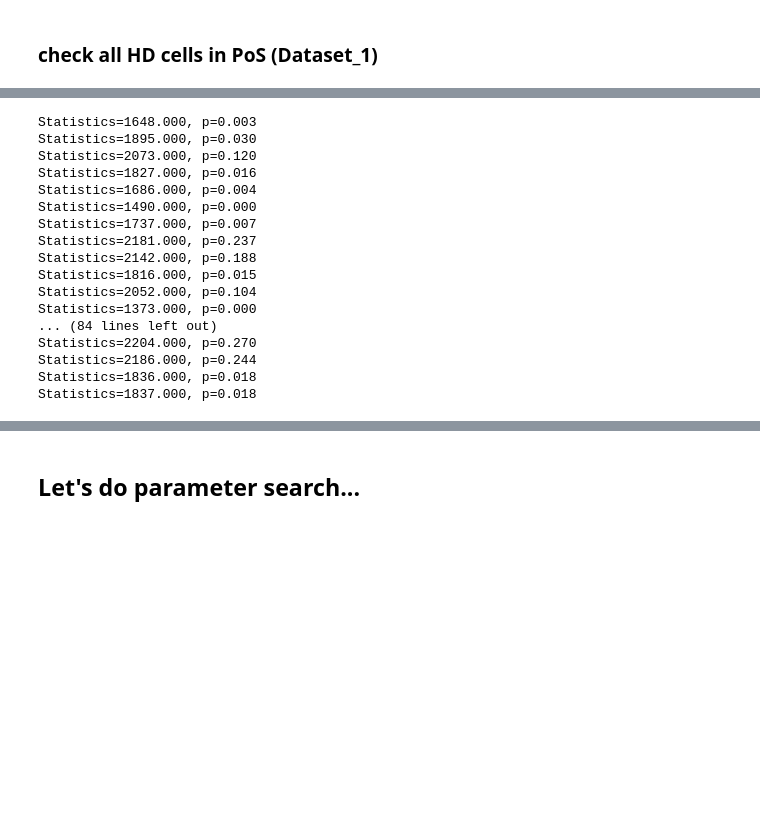
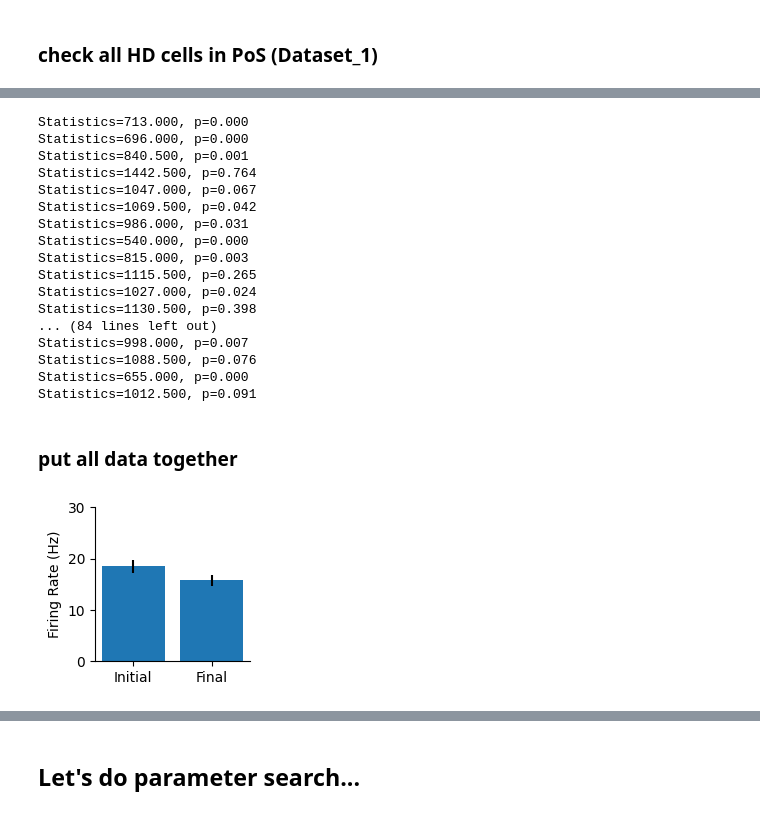
Before and after one commit to ZilongJi/HDPhasePrecession, a Jupyter notebook: getfiringrateadaptation.ipynb, the cells around one changed output, grey strips where cells are left out. Saved outputs shown, nothing was run; the diff lists cells and outputs as text; code cells hidden in the pictures; blank space fills up the shorter version.

```diff
--- a/getfiringrateadaptation.ipynb
+++ b/getfiringrateadaptation.ipynb
@@ -545,29 +578,53 @@ ax.spines['right'].set_visible(False)
 np.random.seed(0)
 
 for i in range(100):
-    idx = np.random.choice(np.arange(len(initial_instfr)), 100, replace=False)
+    idx = np.random.choice(np.arange(len(initial_instfr_pos1)), len(initial_instfr_adn), replace=False)
 
-    initial_instfr_subsample = [initial_instfr[i] for i in idx]
-    final_instfr_subsample = [final_instfr[i] for i in idx]
+    initial_instfr_subsample = [initial_instfr_pos1[i] for i in idx]
+    final_instfr_subsample = [final_instfr_pos1[i] for i in idx]
 
     ##perform a wilcoxon signed rank test
     stat, p = wilcoxon(np.array(initial_instfr_subsample), np.array(final_instfr_subsample))
     print('Statistics=%.3f, p=%.3f' % (stat, p))
 # %% [output]
-Statistics=1648.000, p=0.003
-Statistics=1895.000, p=0.030
-Statistics=2073.000, p=0.120
-Statistics=1827.000, p=0.016
-Statistics=1686.000, p=0.004
-Statistics=1490.000, p=0.000
-Statistics=1737.000, p=0.007
-Statistics=2181.000, p=0.237
-Statistics=2142.000, p=0.188
-Statistics=1816.000, p=0.015
-Statistics=2052.000, p=0.104
-Statistics=1373.000, p=0.000
+Statistics=713.000, p=0.000
+Statistics=696.000, p=0.000
+Statistics=840.500, p=0.001
+Statistics=1442.500, p=0.764
+Statistics=1047.000, p=0.067
+Statistics=1069.500, p=0.042
+Statistics=986.000, p=0.031
+Statistics=540.000, p=0.000
+Statistics=815.000, p=0.003
+Statistics=1115.500, p=0.265
+Statistics=1027.000, p=0.024
+Statistics=1130.500, p=0.398
 ... (84 lines left out)
-Statistics=2204.000, p=0.270
-Statistics=2186.000, p=0.244
-Statistics=1836.000, p=0.018
-Statistics=1837.000, p=0.018
+Statistics=998.000, p=0.007
+Statistics=1088.500, p=0.076
+Statistics=655.000, p=0.000
+Statistics=1012.500, p=0.091
+# %% [markdown]
+### put all data together
+# %%
+#read processed avn npz data (Lomi et al)
+#NB: this is rat data, not mouse data
+#save at '/home/zilong/Desktop/HDPhasePrecession/figures/avn_initfinal_fr.npz', initial_instfr_avn=initial_instfr_avn, final_instfr_avn=final_instfr_avn)
+
+initial_instfr_avn = np.load('/home/zilong/Desktop/HDPhasePrecession/figures/avn_initfinal_fr.npz')['initial_instfr_avn']
+final_instfr_avn = np.load('/home/zilong/Desktop/HDPhasePrecession/figures/avn_initfinal_fr.npz')['final_instfr_avn']
+
+#plot
+fig, ax = plt.subplots(figsize=(2,2))
+
+ax.bar(['Initial', 'Final'],
+        [np.mean(initial_instfr_avn), np.mean(final_instfr_avn)],
+        yerr=[np.std(initial_instfr_avn)/np.sqrt(len(initial_instfr_avn)), np.std(final_instfr_avn)/np.sqrt(len(final_instfr_avn))])
+ax.set_ylabel('Firing Rate (Hz)')
+ax.set_ylim([0, 30])
+
+#spines off
+ax.spines['top'].set_visible(False)
+ax.spines['right'].set_visible(False)
+# %% [output]
+[figure, added]
```
Also changed, not shown: parts of 14 cells of this notebook, 2 other files.
